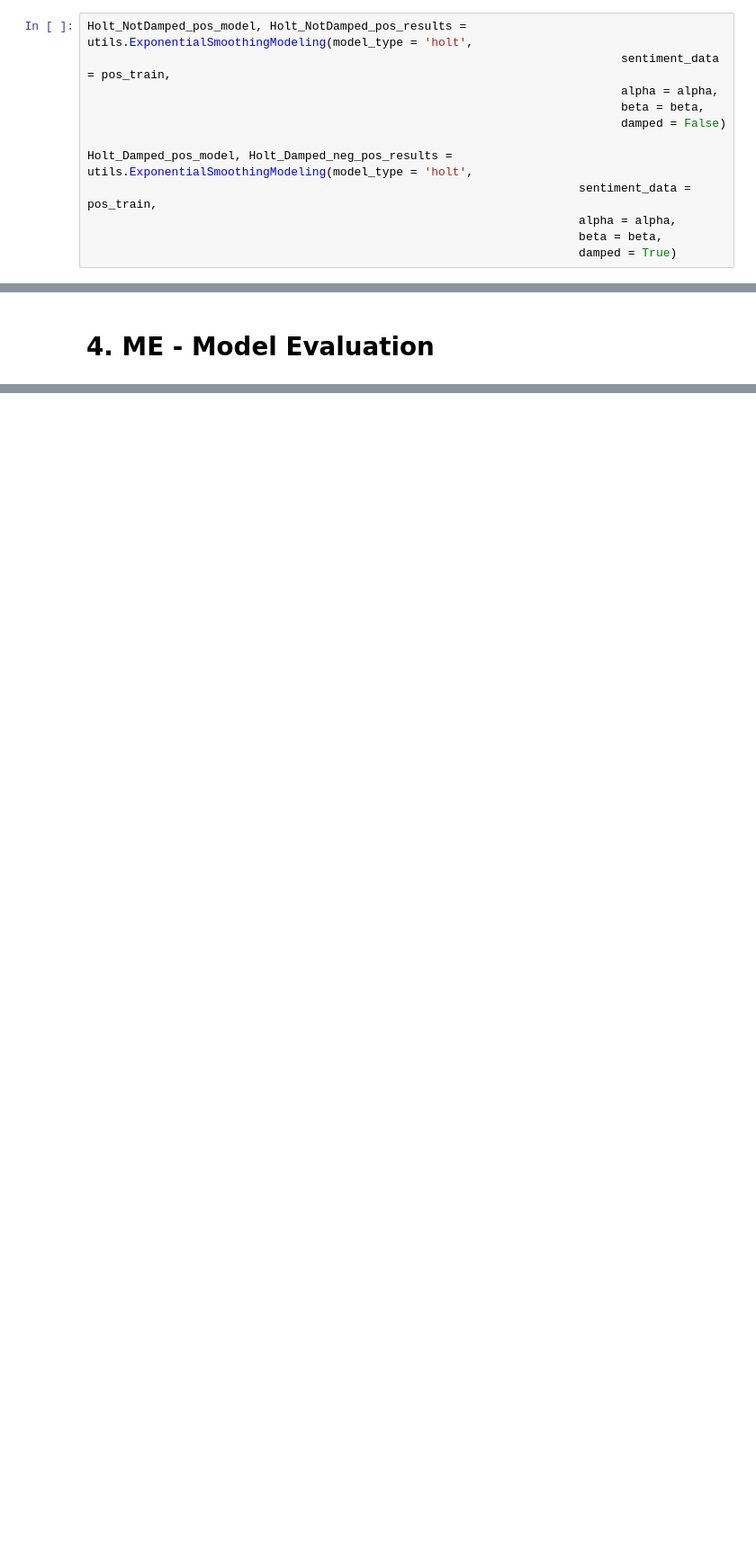
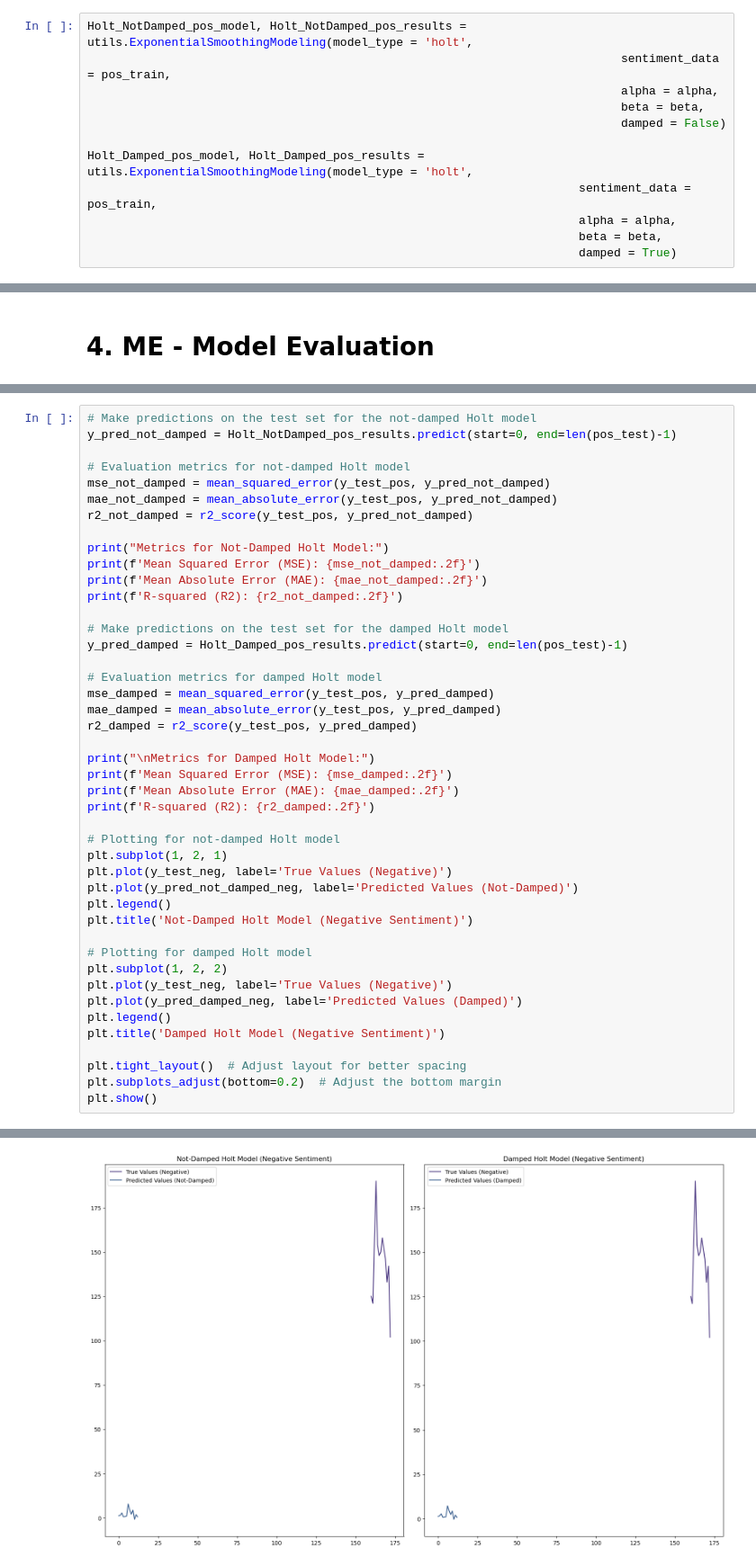
Before and after one commit to PPortela00/Recommendation-System---, a Jupyter notebook: NLP&TS/TS.ipynb, the cells around one changed output, grey strips where cells are left out. Shown at 90% size. Drawn from its saved outputs; the diff is of its cells as text; blank space fills up the shorter version.

```diff
--- a/NLP&TS/TS.ipynb
+++ b/NLP&TS/TS.ipynb
@@ -288,7 +303,7 @@ Holt_NotDamped_pos_model, Holt_NotDamped_pos_results = utils.ExponentialSmoothin
                                                                             beta = beta,
                                                                             damped = False)
 
-Holt_Damped_pos_model, Holt_Damped_neg_pos_results = utils.ExponentialSmoothingModeling(model_type = 'holt',
+Holt_Damped_pos_model, Holt_Damped_pos_results = utils.ExponentialSmoothingModeling(model_type = 'holt',
                                                                       sentiment_data = pos_train,
                                                                       alpha = alpha,
                                                                       beta = beta,
@@ -458,0 +592,45 @@ display(LineaRegression_neg.score(X_train_neg, y_train_neg))
+# %%
+# Make predictions on the test set for the not-damped Holt model
+y_pred_not_damped = Holt_NotDamped_pos_results.predict(start=0, end=len(pos_test)-1)
+
+# Evaluation metrics for not-damped Holt model
+mse_not_damped = mean_squared_error(y_test_pos, y_pred_not_damped)
+mae_not_damped = mean_absolute_error(y_test_pos, y_pred_not_damped)
+r2_not_damped = r2_score(y_test_pos, y_pred_not_damped)
+
+print("Metrics for Not-Damped Holt Model:")
+print(f'Mean Squared Error (MSE): {mse_not_damped:.2f}')
+print(f'Mean Absolute Error (MAE): {mae_not_damped:.2f}')
+print(f'R-squared (R2): {r2_not_damped:.2f}')
+
+# Make predictions on the test set for the damped Holt model
+y_pred_damped = Holt_Damped_pos_results.predict(start=0, end=len(pos_test)-1)
+
+# Evaluation metrics for damped Holt model
+mse_damped = mean_squared_error(y_test_pos, y_pred_damped)
+mae_damped = mean_absolute_error(y_test_pos, y_pred_damped)
+r2_damped = r2_score(y_test_pos, y_pred_damped)
+
+print("\nMetrics for Damped Holt Model:")
+print(f'Mean Squared Error (MSE): {mse_damped:.2f}')
+print(f'Mean Absolute Error (MAE): {mae_damped:.2f}')
+print(f'R-squared (R2): {r2_damped:.2f}')
+
+# Plotting for not-damped Holt model
+plt.subplot(1, 2, 1)
+plt.plot(y_test_neg, label='True Values (Negative)')
+plt.plot(y_pred_not_damped_neg, label='Predicted Values (Not-Damped)')
+plt.legend()
+plt.title('Not-Damped Holt Model (Negative Sentiment)')
+
+# Plotting for damped Holt model
+plt.subplot(1, 2, 2)
+plt.plot(y_test_neg, label='True Values (Negative)')
+plt.plot(y_pred_damped_neg, label='Predicted Values (Damped)')
+plt.legend()
+plt.title('Damped Holt Model (Negative Sentiment)')
+
+plt.tight_layout()  # Adjust layout for better spacing
+plt.subplots_adjust(bottom=0.2)  # Adjust the bottom margin
+plt.show()
+# %% [output]
@@ -458,0 +646 @@ display(LineaRegression_neg.score(X_train_neg, y_train_neg))
+[figure, added]
```
Also changed, not shown: parts of 33 cells of this notebook.
